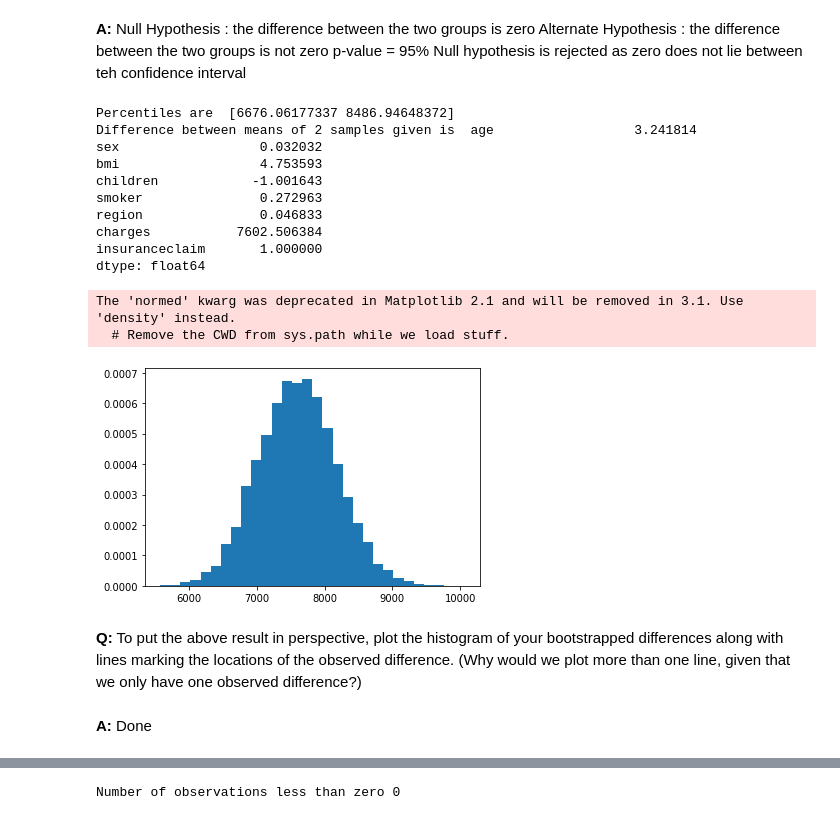
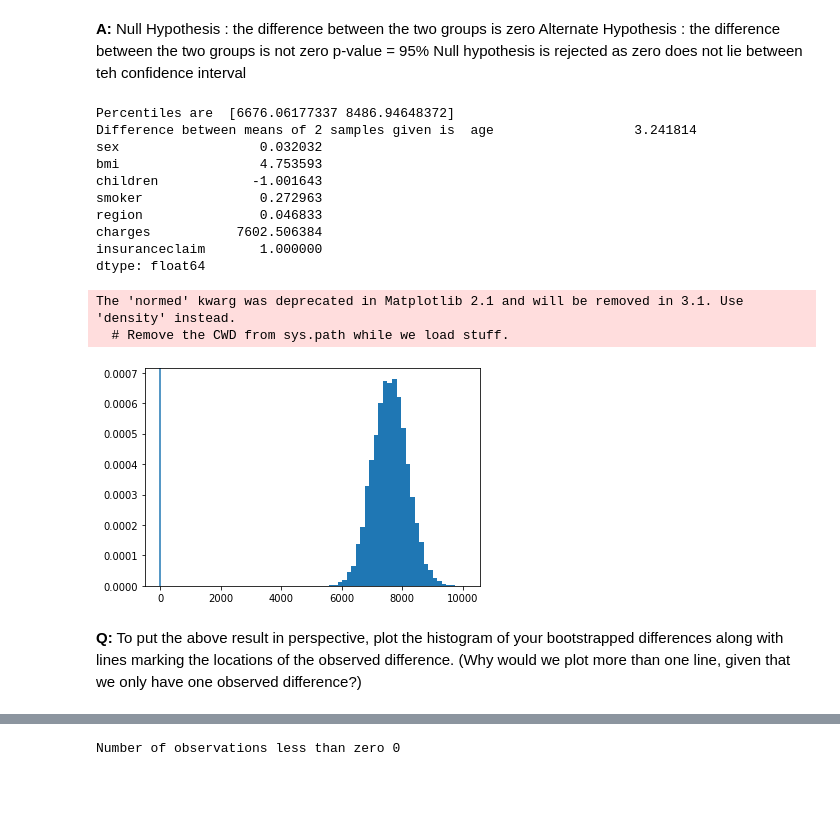
Before and after one commit to PavanPoosarla01/Springboard, a Jupyter notebook: Unit 8/submission_inferential_statistics_2-Q.ipynb, the cells around one changed output, grey strips where cells are left out. Drawn from its saved outputs; the diff is of its cells as text; code cells hidden in the pictures; blank space fills up the shorter version.

```diff
--- a/Unit 8/submission_inferential_statistics_2-Q.ipynb
+++ b/Unit 8/submission_inferential_statistics_2-Q.ipynb
@@ -136,32 +143,31 @@ Null hypothesis is rejected as zero does not lie between teh confidence interval
 # %%
 bs_mean_diff = np.empty(N_rep)
 for i in range(N_rep):
     bs_insured = bootstrap_replicate(insured.charges, np.mean)
     bs_non_insured = bootstrap_replicate(non_insured.charges, np.mean)
     bs_mean_diff[i] = bs_insured - bs_non_insured
 
 # limits, 95% confidence limits
 diff_mean_percentiles = np.percentile(bs_mean_diff, [2.5, 97.5])
 
 plt.hist(bs_mean_diff, bins=30, normed=True)
+plt.axvline(x=0, ymin=0, ymax=1)
 print ('Percentiles are ', diff_percentiles)
 
 print ('Difference between means of 2 samples given is ', (np.mean(insured)-np.mean(non_insured)))
 # %% [output]
 Percentiles are  [6676.06177337 8486.94648372]
 Difference between means of 2 samples given is  age                  3.241814
 sex                  0.032032
 bmi                  4.753593
 children            -1.001643
 smoker               0.272963
 region               0.046833
 charges           7602.506384
 insuranceclaim       1.000000
 dtype: float64
 The 'normed' kwarg was deprecated in Matplotlib 2.1 and will be removed in 3.1. Use 'density' instead.
   # Remove the CWD from sys.path while we load stuff.
-[figure, old version]
+[figure, new version]
 # %% [markdown]
 __Q:__ To put the above result in perspective, plot the histogram of your bootstrapped differences along with lines marking the locations of the observed difference. (Why would we plot more than one line, given that we only have one observed difference?)
-# %% [markdown]
-__A:__ Done
```
Also changed, not shown: parts of 6 cells of this notebook.
